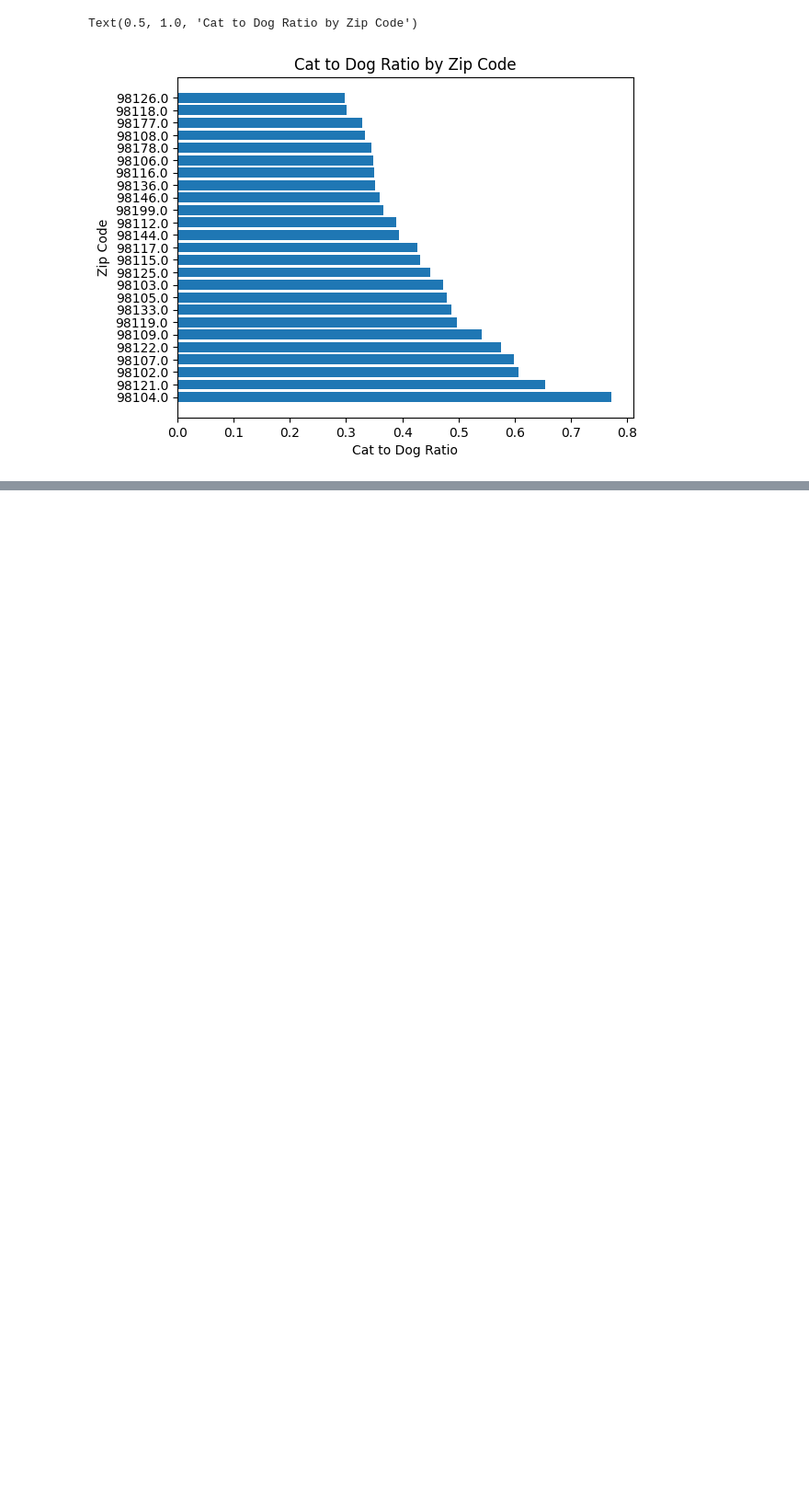
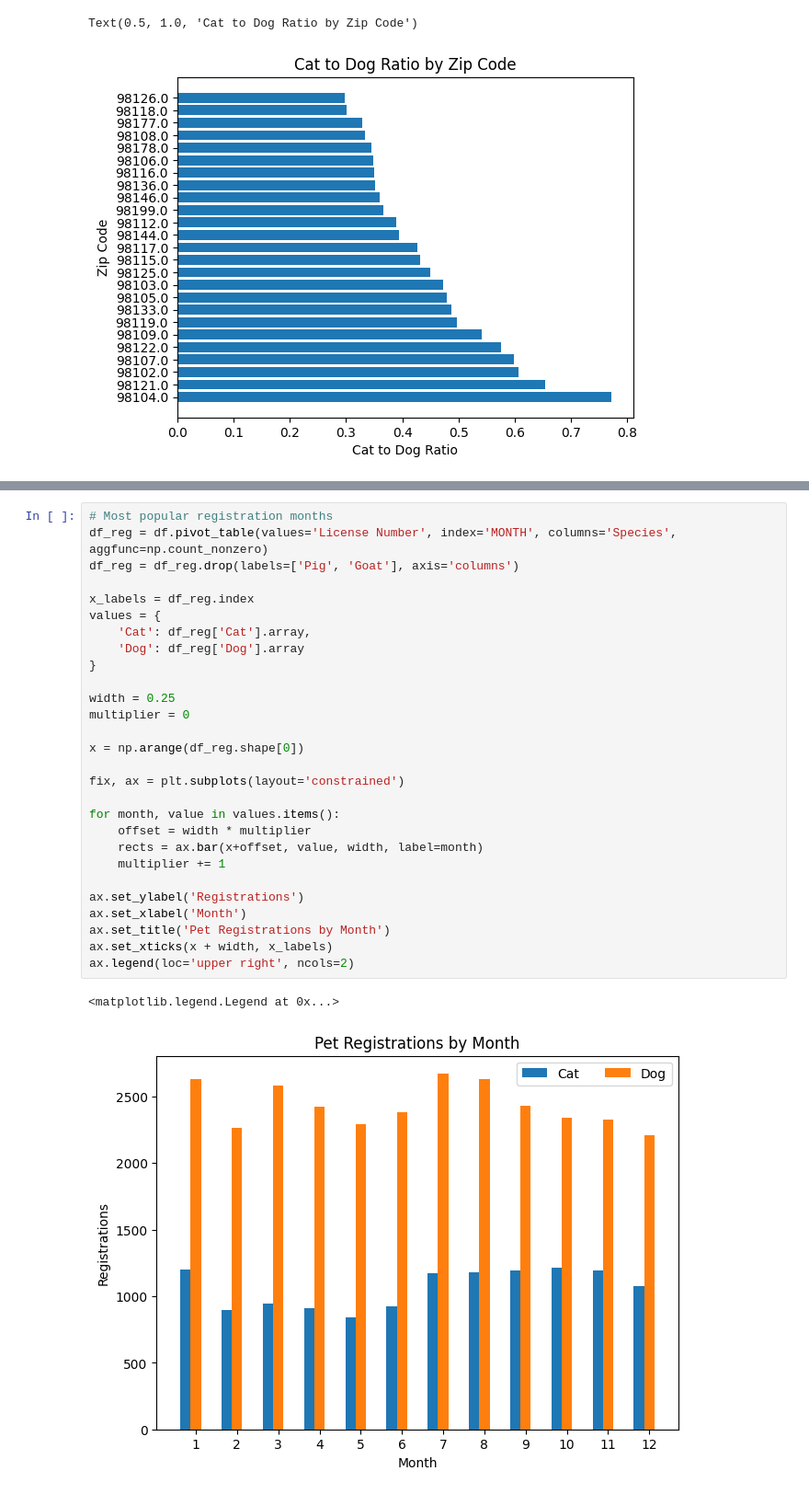
Before and after one commit to kyle-nsc-ad470-group6/collaboration, a Jupyter notebook: summary_graphics.ipynb, the cells around one changed output, grey strips where cells are left out. Shown: that part at 92% size. Saved outputs shown, nothing was run; the diff lists cells and outputs as text; blank space fills up the shorter version.

```diff
--- a/summary_graphics.ipynb
+++ b/summary_graphics.ipynb
@@ -127,0 +213,31 @@ Text(0.5, 1.0, 'Cat to Dog Ratio by Zip Code')
+# %%
+# Most popular registration months
+df_reg = df.pivot_table(values='License Number', index='MONTH', columns='Species', aggfunc=np.count_nonzero)
+df_reg = df_reg.drop(labels=['Pig', 'Goat'], axis='columns')
+
+x_labels = df_reg.index
+values = {
+    'Cat': df_reg['Cat'].array,
+    'Dog': df_reg['Dog'].array
+}
+
+width = 0.25
+multiplier = 0
+
+x = np.arange(df_reg.shape[0])
+
+fix, ax = plt.subplots(layout='constrained')
+
+for month, value in values.items():
+    offset = width * multiplier
+    rects = ax.bar(x+offset, value, width, label=month)
+    multiplier += 1
+
+ax.set_ylabel('Registrations')
+ax.set_xlabel('Month')
+ax.set_title('Pet Registrations by Month')
+ax.set_xticks(x + width, x_labels)
+ax.legend(loc='upper right', ncols=2)
+# %% [output]
+<matplotlib.legend.Legend at 0x...>
+[figure, added]
```
Also changed, not shown: parts of 4 cells of this notebook, 1 other file.
